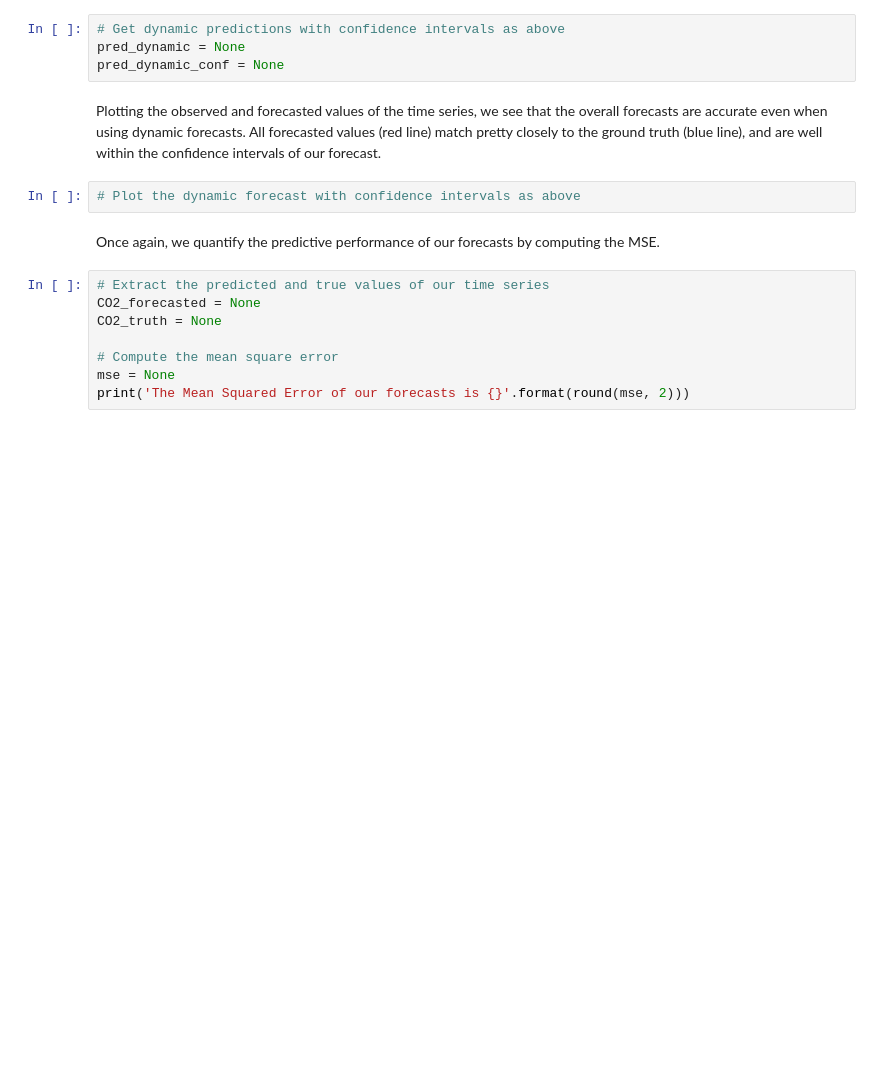
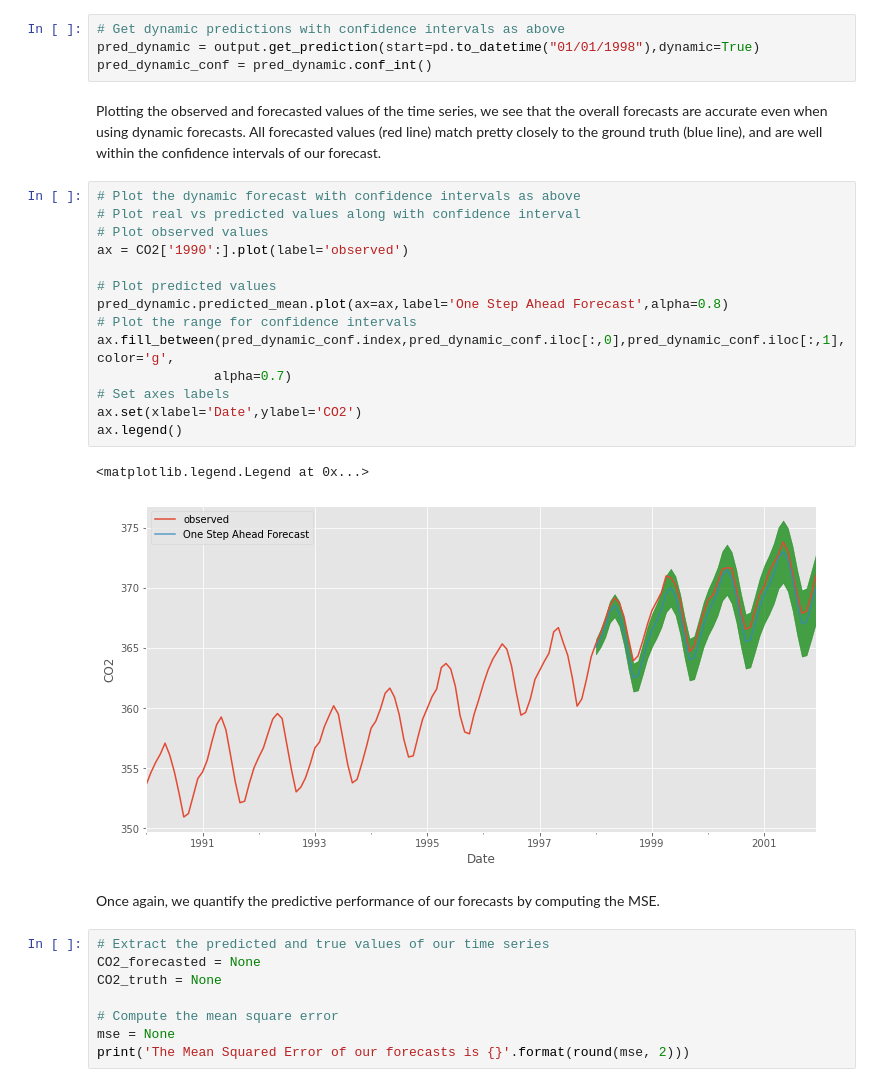
Before and after one commit to jirvingphd/online-dtsc-pt-041320-cohort-notes, a Jupyter notebook: Mod 4/sect_38_time_series_models/sarima_models_lab/index.ipynb, the cells around one changed output. Drawn from its saved outputs; the diff is of its cells as text; blank space fills up the shorter version.

```diff
--- a/Mod 4/sect_38_time_series_models/sarima_models_lab/index.ipynb
+++ b/Mod 4/sect_38_time_series_models/sarima_models_lab/index.ipynb
@@ -276,12 +374,27 @@ We can achieve a deeper insight into model's predictive power using dynamic fore
 Repeat above calculation for predictions post 1998. Use Dynamic forecasting by setting `dynamic` to True.
 # %%
 # Get dynamic predictions with confidence intervals as above
-pred_dynamic = None
-pred_dynamic_conf = None
+pred_dynamic = output.get_prediction(start=pd.to_datetime("01/01/1998"),dynamic=True)
+pred_dynamic_conf = pred_dynamic.conf_int()
 # %% [markdown]
 Plotting the observed and forecasted values of the time series, we see that the overall forecasts are accurate even when using dynamic forecasts. All forecasted values (red line) match pretty closely to the ground truth (blue line), and are well within the confidence intervals of our forecast.
-# %%
-# Plot the dynamic forecast with confidence intervals as above
+# %%
+# Plot the dynamic forecast with confidence intervals as above
+# Plot real vs predicted values along with confidence interval
+# Plot observed values
+ax = CO2['1990':].plot(label='observed')
+
+# Plot predicted values
+pred_dynamic.predicted_mean.plot(ax=ax,label='One Step Ahead Forecast',alpha=0.8)
+# Plot the range for confidence intervals
+ax.fill_between(pred_dynamic_conf.index,pred_dynamic_conf.iloc[:,0],pred_dynamic_conf.iloc[:,1],color='g',
+               alpha=0.7)
+# Set axes labels
+ax.set(xlabel='Date',ylabel='CO2')
+ax.legend()
+# %% [output]
+<matplotlib.legend.Legend at 0x...>
+[figure, added]
 # %% [markdown]
 Once again, we quantify the predictive performance of our forecasts by computing the MSE.
 # %%
```
Also changed, not shown: parts of 17 cells of this notebook, 2 other files.
